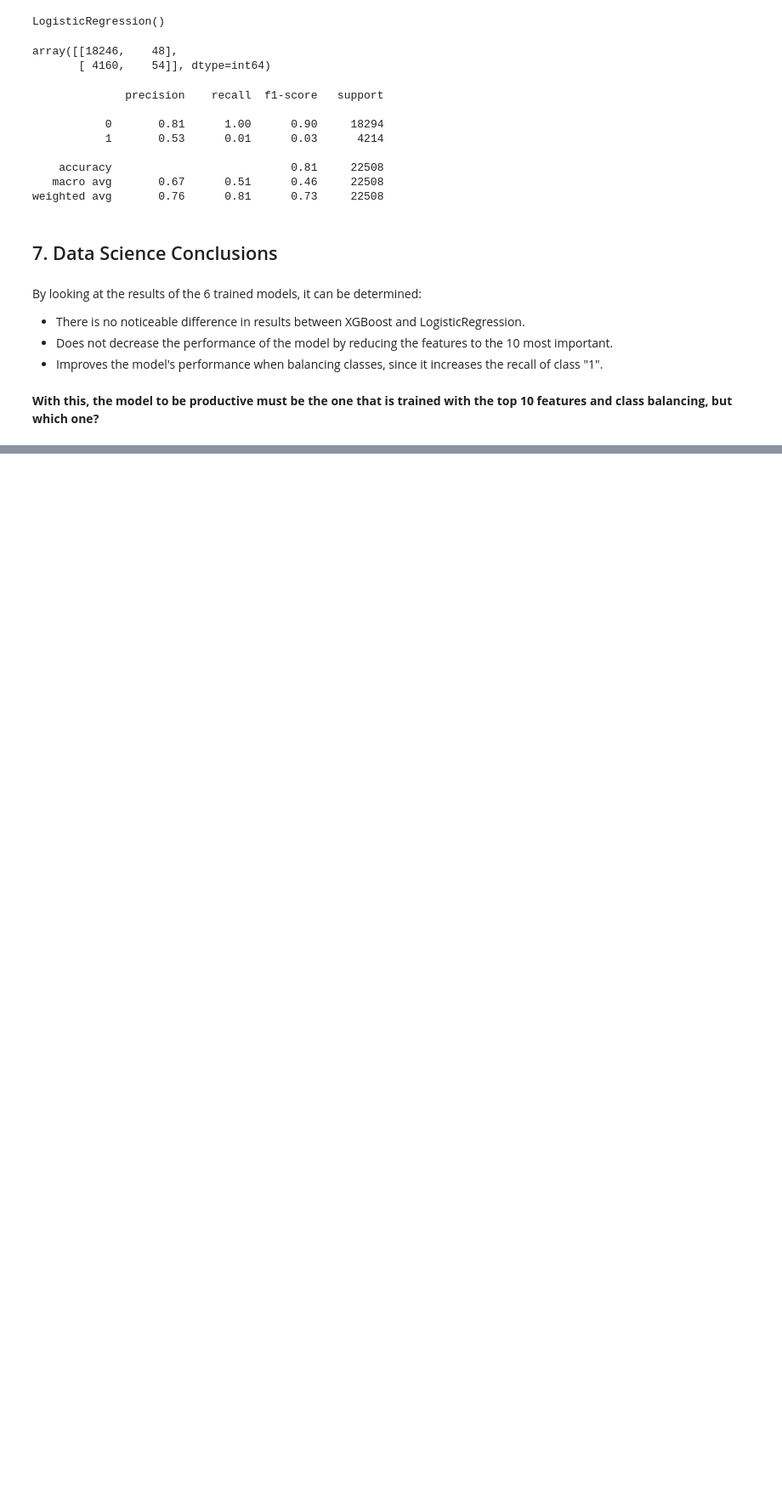
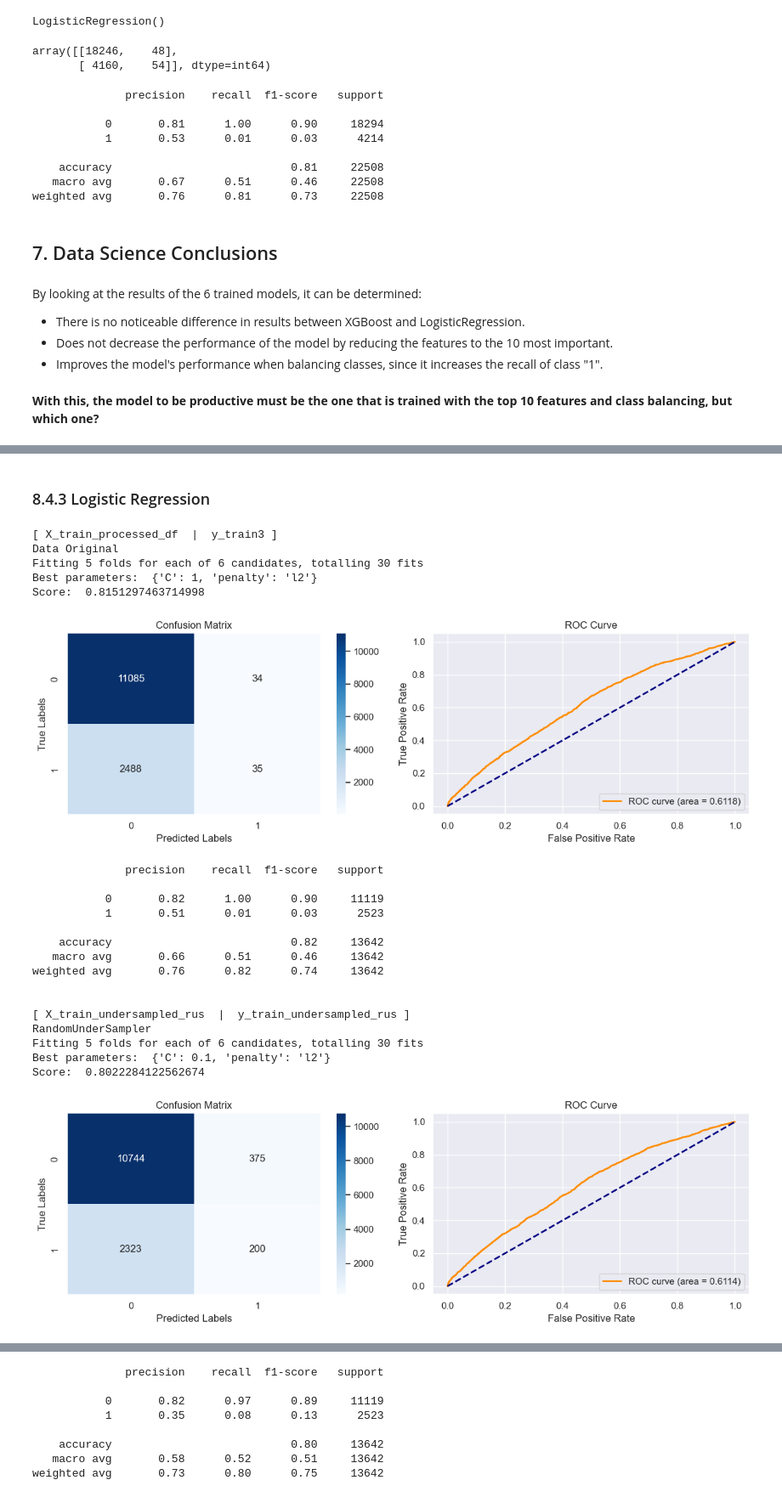
Before and after one commit to adnwalker/latam-challenge, a Jupyter notebook: challenge/exploration.ipynb, the cells around one changed output, grey strips where cells are left out. Shown at 85% size. Drawn from its saved outputs; the diff is of its cells as text; code cells hidden in the pictures; blank space fills up the shorter version.

```diff
--- a/challenge/exploration.ipynb
+++ b/challenge/exploration.ipynb
@@ -596,0 +1040,53 @@ By looking at the results of the 6 trained models, it can be determined:
+# %% [markdown]
+### 8.4.3 Logistic Regression
+# %%
+# Listas de los nombres de variables a iterar
+x_names_dtype = ['X_train_processed_df', 'X_train_undersampled_rus', 'X_train_oversampled_ros']
+y_names_dtype = ['y_train3', 'y_train_undersampled_rus', 'y_train_oversampled_ros']
+data_types = ['Data Original', 'RandomUnderSampler','RandomOverSampler']
+
+
+modelo_nm = 'LR'
+# Acceso a las variable usando locals()
+i = 0
+
+param_grid = {
+    'penalty': ['l1', 'l2'],  # Regularization penalty: 'l1' Lasso, 'l2' Ridge
+    'C': [0.1, 1, 10]  # Regularization parameter (inverso de regularization strength)
+}
+
+# Iteración sobre el tipo de Dataset y la técnica de balanceo aplicada: original, undersampled_rus y oversampled_ros
+for x,y in zip(x_names_dtype,y_names_dtype):
+    X_train_load = locals()[x]
+    y_train_load = locals()[y]
+    print('[', x,' | ', y, ']')
+    print(data_types[i])
+    lr = LogisticRegression(random_state=42)
+    best_params = grid_searching(lr, X_train_load, y_train_load, param_grid)
+    lr_best = LogisticRegression(random_state=42, **best_params)
+    dict_dtype_report[modelo_nm+'_'+data_types[i]], dict_dtype_auc[modelo_nm+'_'+data_types[i]]  = plot_model_performance(lr_best, X_train_load, y_train_load, X_test_processed_df, y_test3, data_types[i])
+    print()
+    i +=1
+# %% [output]
+[ X_train_processed_df  |  y_train3 ]
+Data Original
+Fitting 5 folds for each of 6 candidates, totalling 30 fits
+Best parameters:  {'C': 1, 'penalty': 'l2'}
+Score:  0.8151297463714998
+[figure, added]
+              precision    recall  f1-score   support
+
+           0       0.82      1.00      0.90     11119
+           1       0.51      0.01      0.03      2523
+
+    accuracy                           0.82     13642
+   macro avg       0.66      0.51      0.46     13642
+weighted avg       0.76      0.82      0.74     13642
+
+
+[ X_train_undersampled_rus  |  y_train_undersampled_rus ]
+RandomUnderSampler
+Fitting 5 folds for each of 6 candidates, totalling 30 fits
+Best parameters:  {'C': 0.1, 'penalty': 'l2'}
+Score:  0.8022284122562674
+[figure, added]
@@ -596,0 +1109,8 @@ By looking at the results of the 6 trained models, it can be determined:
+              precision    recall  f1-score   support
+
+           0       0.82      0.97      0.89     11119
+           1       0.35      0.08      0.13      2523
+
+    accuracy                           0.80     13642
+   macro avg       0.58      0.52      0.51     13642
+weighted avg       0.73      0.80      0.75     13642
```
Also changed, not shown: parts of 25 cells of this notebook.
